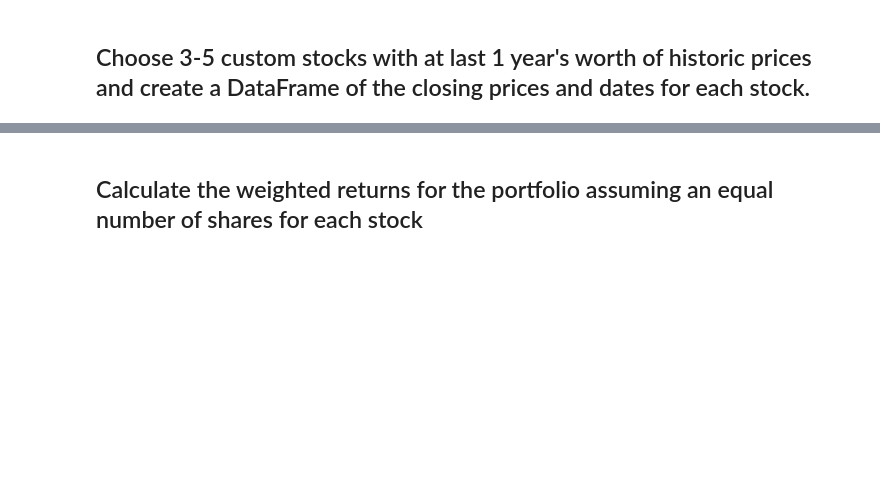
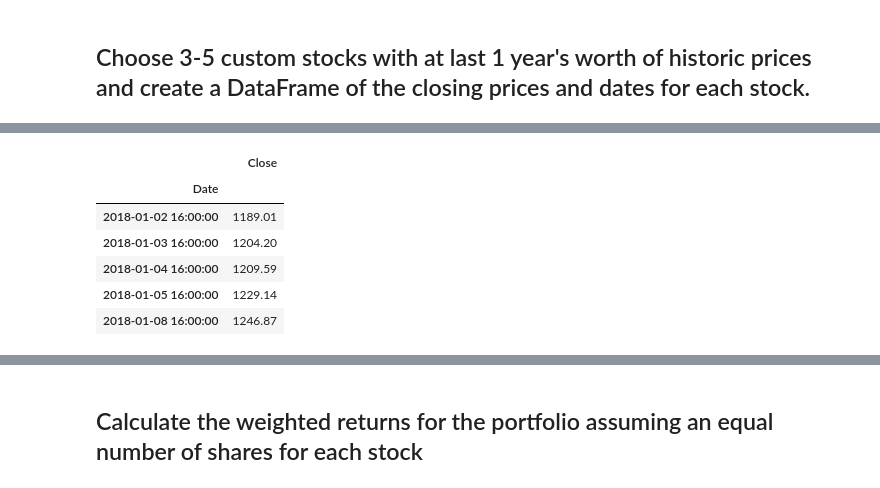
Before and after one commit to drg-developer-2-GWFinTech-Homeworks/homework-3, a Jupyter notebook: whale_analysis.ipynb, the cells around one changed output, grey strips where cells are left out. Saved outputs shown, nothing was run; the diff lists cells and outputs as text; code cells hidden in the pictures; blank space fills up the shorter version.

```diff
--- a/whale_analysis.ipynb
+++ b/whale_analysis.ipynb
@@ -443,0 +445,14 @@ fb.head()
+# %%
+# Read the second stock
+faang_portfolio_fb_filepath = Path("Resources/FAANG_Portfolio/AMZN.csv")
+faang_portfolio_fb = pd.read_csv(faang_portfolio_fb_filepath, index_col="Date", parse_dates=True, infer_datetime_format=True)
+faang_portfolio_fb.sort_index(ascending=True, inplace=True)
+faang_portfolio_fb.head()
+# %% [output]
+|  | Close |
+| Date |  |
+| 2018-01-02 16:00:00 | 1189.01 |
+| 2018-01-03 16:00:00 | 1204.20 |
+| 2018-01-04 16:00:00 | 1209.59 |
+| 2018-01-05 16:00:00 | 1229.14 |
+| 2018-01-08 16:00:00 | 1246.87 |
```
Also changed, not shown: parts of 9 cells of this notebook, 11 other files.
